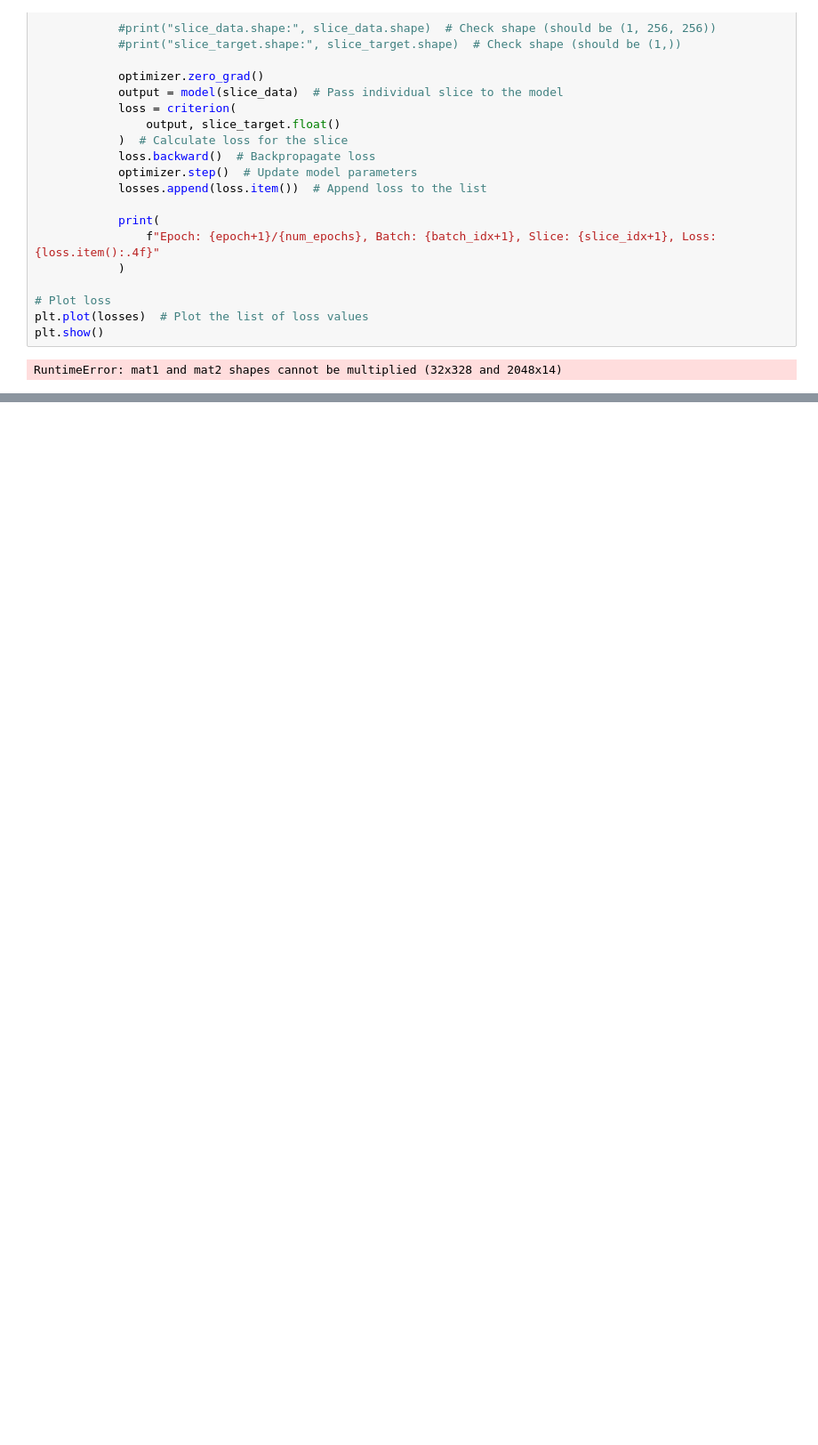
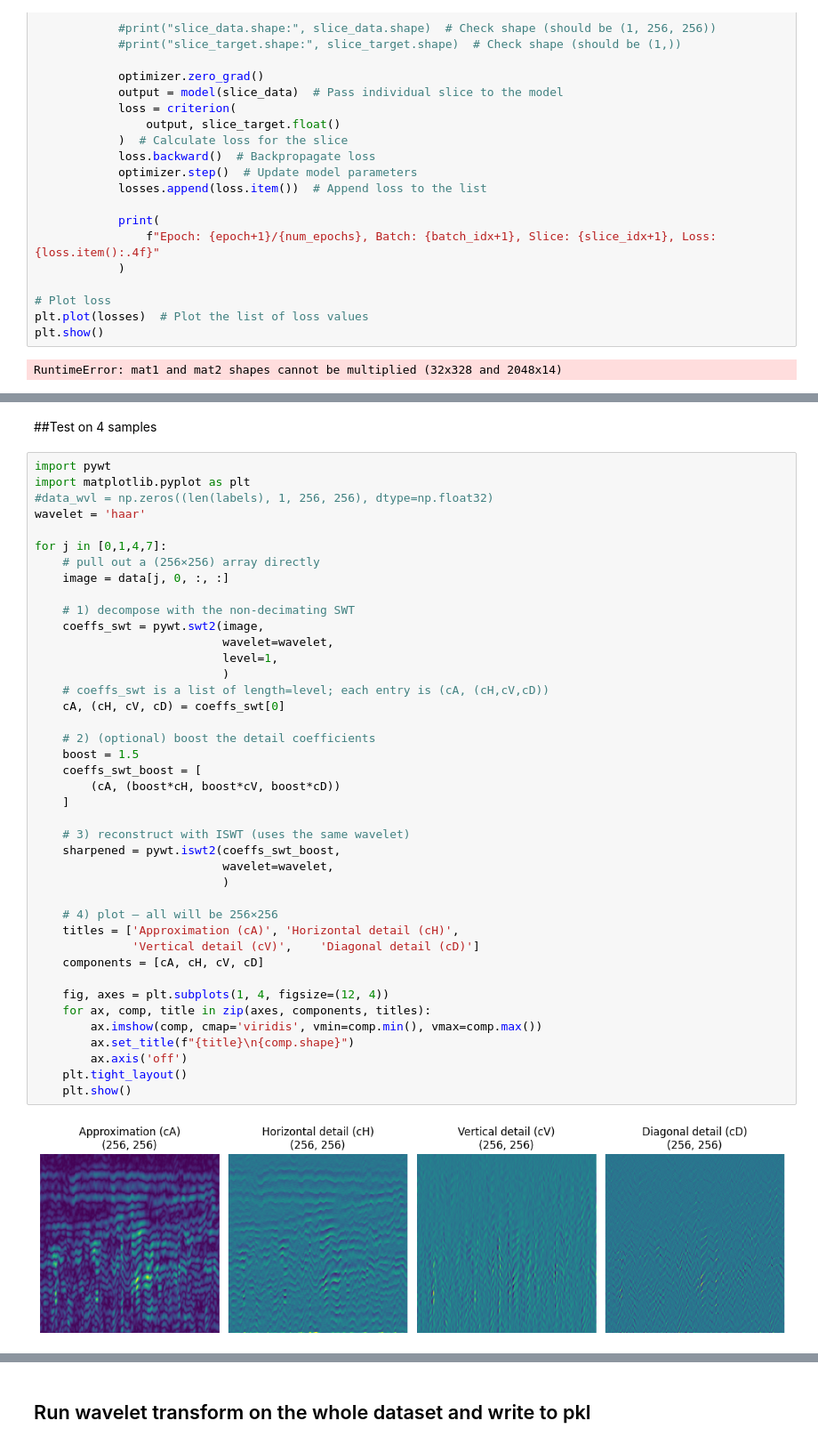
Before and after one commit to ai40uw/engr521, a Jupyter notebook: engr521_group1.ipynb, the cells around one changed output, grey strips where cells are left out. Shown at 89% size. Drawn from its saved outputs; the diff is of its cells as text; blank space fills up the shorter version.

```diff
--- a/engr521_group1.ipynb
+++ b/engr521_group1.ipynb
@@ -549,0 +803,45 @@ RuntimeError: mat1 and mat2 shapes cannot be multiplied (32x328 and 2048x14)
+# %% [markdown]
+##Test on 4 samples
+# %%
+import pywt
+import matplotlib.pyplot as plt
+#data_wvl = np.zeros((len(labels), 1, 256, 256), dtype=np.float32)
+wavelet = 'haar'
+
+for j in [0,1,4,7]:
+    # pull out a (256×256) array directly
+    image = data[j, 0, :, :]
+
+    # 1) decompose with the non‐decimating SWT
+    coeffs_swt = pywt.swt2(image,
+                           wavelet=wavelet,
+                           level=1,
+                           )
+    # coeffs_swt is a list of length=level; each entry is (cA, (cH,cV,cD))
+    cA, (cH, cV, cD) = coeffs_swt[0]
+
+    # 2) (optional) boost the detail coefficients
+    boost = 1.5
+    coeffs_swt_boost = [
+        (cA, (boost*cH, boost*cV, boost*cD))
+    ]
+
+    # 3) reconstruct with ISWT (uses the same wavelet)
+    sharpened = pywt.iswt2(coeffs_swt_boost,
+                           wavelet=wavelet,
+                           )
+
+    # 4) plot – all will be 256×256
+    titles = ['Approximation (cA)', 'Horizontal detail (cH)',
+              'Vertical detail (cV)',    'Diagonal detail (cD)']
+    components = [cA, cH, cV, cD]
+
+    fig, axes = plt.subplots(1, 4, figsize=(12, 4))
+    for ax, comp, title in zip(axes, components, titles):
+        ax.imshow(comp, cmap='viridis', vmin=comp.min(), vmax=comp.max())
+        ax.set_title(f"{title}\n{comp.shape}")
+        ax.axis('off')
+    plt.tight_layout()
+    plt.show()
+# %% [output]
+[figure, added]
@@ -549,0 +851,2 @@ RuntimeError: mat1 and mat2 shapes cannot be multiplied (32x328 and 2048x14)
+# %% [markdown]
+## Run wavelet transform on the whole dataset and write to pkl
```
Also changed, not shown: parts of 22 cells of this notebook.
